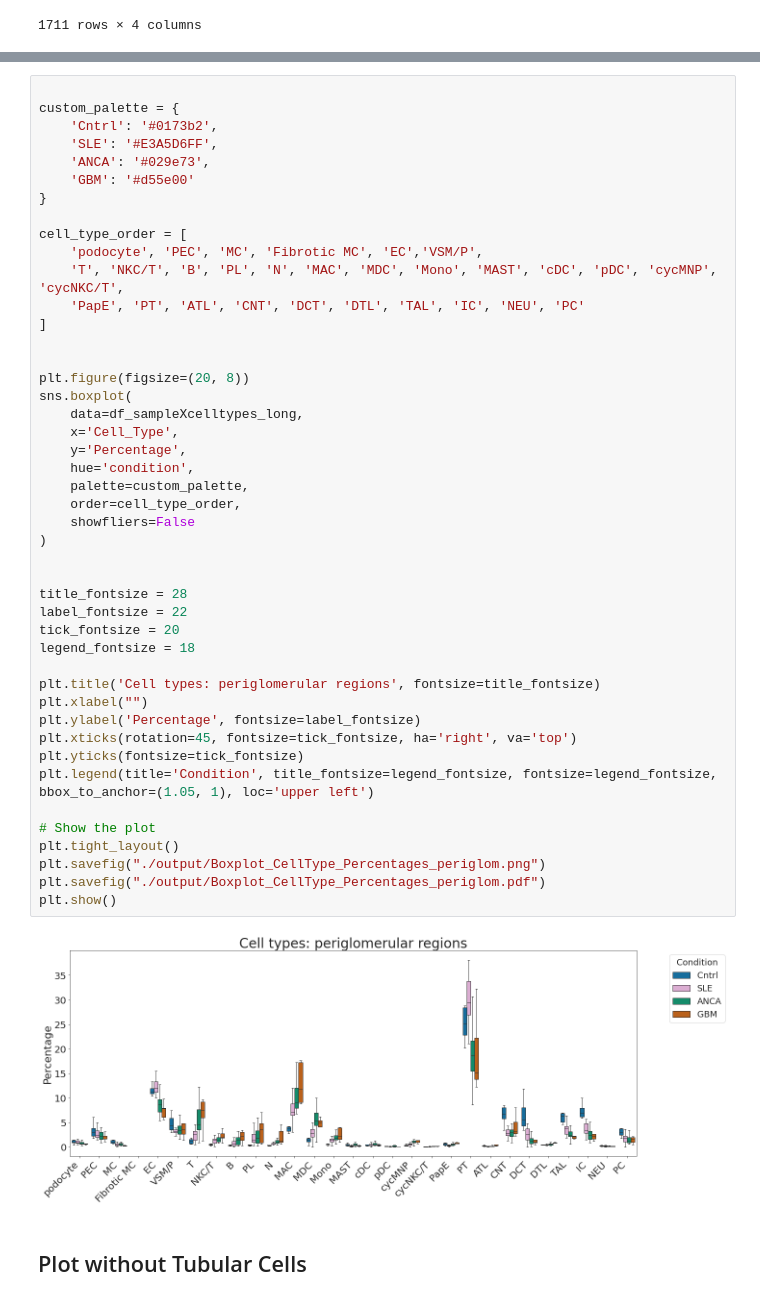
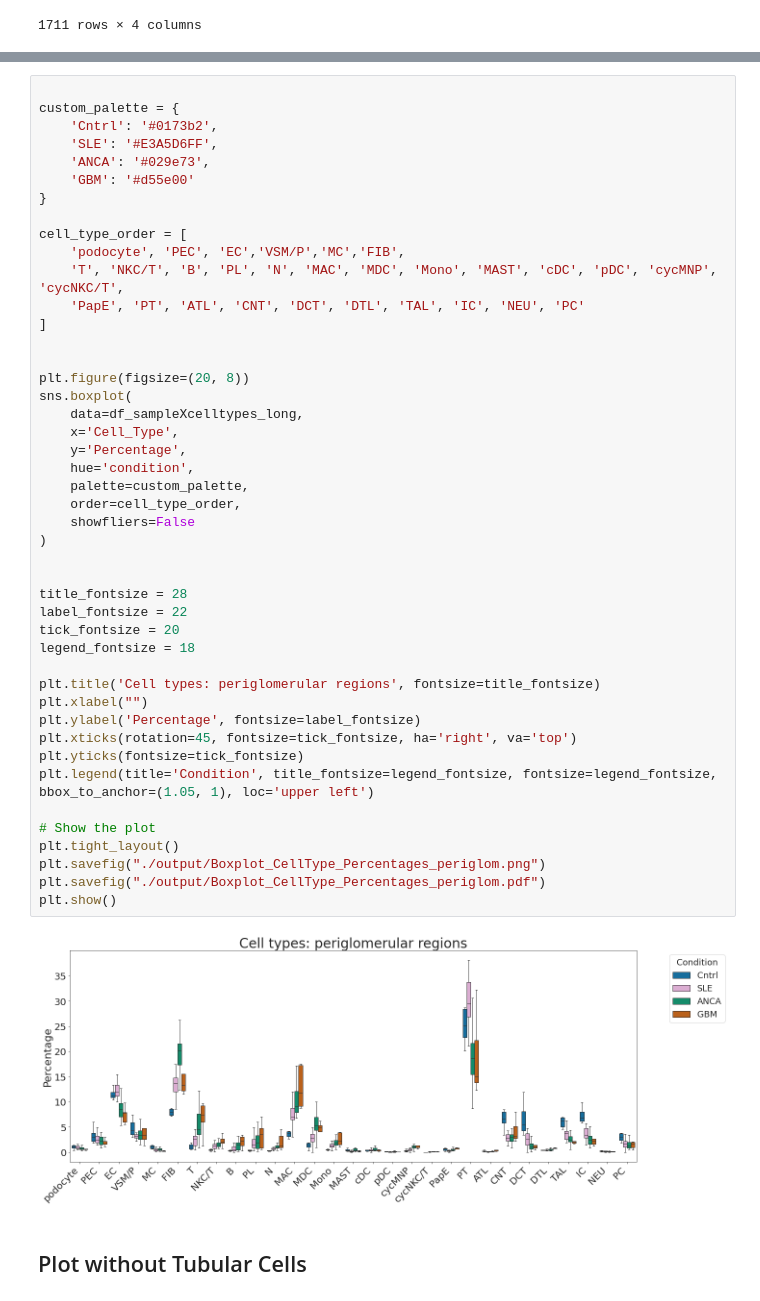
Before and after one commit to Zeba-Sultana/xenium-cgn, a Jupyter notebook: notebooks/12_CellTypeProportions_BoxPlots/s01_CellComposition_Periglom.ipynb, the cells around one changed output, grey strips where cells are left out. Cells and saved outputs as stored; diff of their text form.

```diff
--- a/notebooks/12_CellTypeProportions_BoxPlots/s01_CellComposition_Periglom.ipynb
+++ b/notebooks/12_CellTypeProportions_BoxPlots/s01_CellComposition_Periglom.ipynb
@@ -261,7 +281,7 @@ custom_palette = {
 }
 
 cell_type_order = [
-    'podocyte', 'PEC', 'MC', 'Fibrotic MC', 'EC','VSM/P',
+    'podocyte', 'PEC', 'EC','VSM/P','MC','FIB',
     'T', 'NKC/T', 'B', 'PL', 'N', 'MAC', 'MDC', 'Mono', 'MAST', 'cDC', 'pDC', 'cycMNP', 'cycNKC/T',
     'PapE', 'PT', 'ATL', 'CNT', 'DCT', 'DTL', 'TAL', 'IC', 'NEU', 'PC'
 ]
@@ -270,34 +290,34 @@ cell_type_order = [
 plt.figure(figsize=(20, 8))
 sns.boxplot(
     data=df_sampleXcelltypes_long,
     x='Cell_Type',
     y='Percentage',
     hue='condition',
     palette=custom_palette,
     order=cell_type_order,
     showfliers=False
 )
 
 
 title_fontsize = 28
 label_fontsize = 22
 tick_fontsize = 20
 legend_fontsize = 18
 
 plt.title('Cell types: periglomerular regions', fontsize=title_fontsize)
 plt.xlabel("")
 plt.ylabel('Percentage', fontsize=label_fontsize)
 plt.xticks(rotation=45, fontsize=tick_fontsize, ha='right', va='top')
 plt.yticks(fontsize=tick_fontsize)
 plt.legend(title='Condition', title_fontsize=legend_fontsize, fontsize=legend_fontsize, bbox_to_anchor=(1.05, 1), loc='upper left')
 
 # Show the plot
 plt.tight_layout()
 plt.savefig("./output/Boxplot_CellType_Percentages_periglom.png")
 plt.savefig("./output/Boxplot_CellType_Percentages_periglom.pdf")
 plt.show()
 # %% [output]
-[figure, old version]
+[figure, new version]
 # %% [markdown]
 ## Plot without Tubular Cells
 # %%
```
Also changed, not shown: parts of 2 cells of this notebook, 3 other files.
